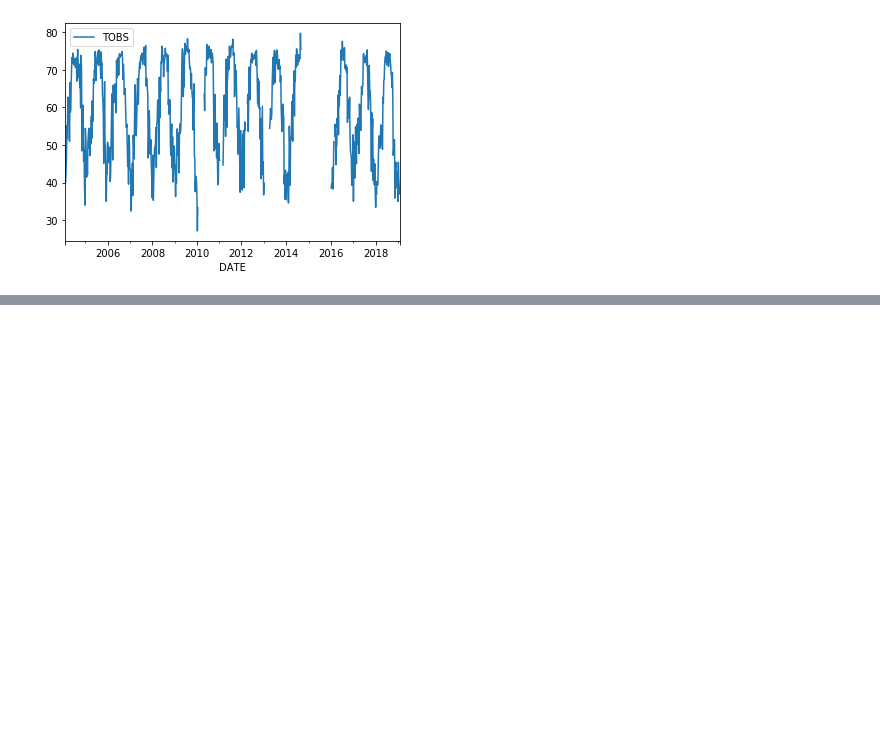
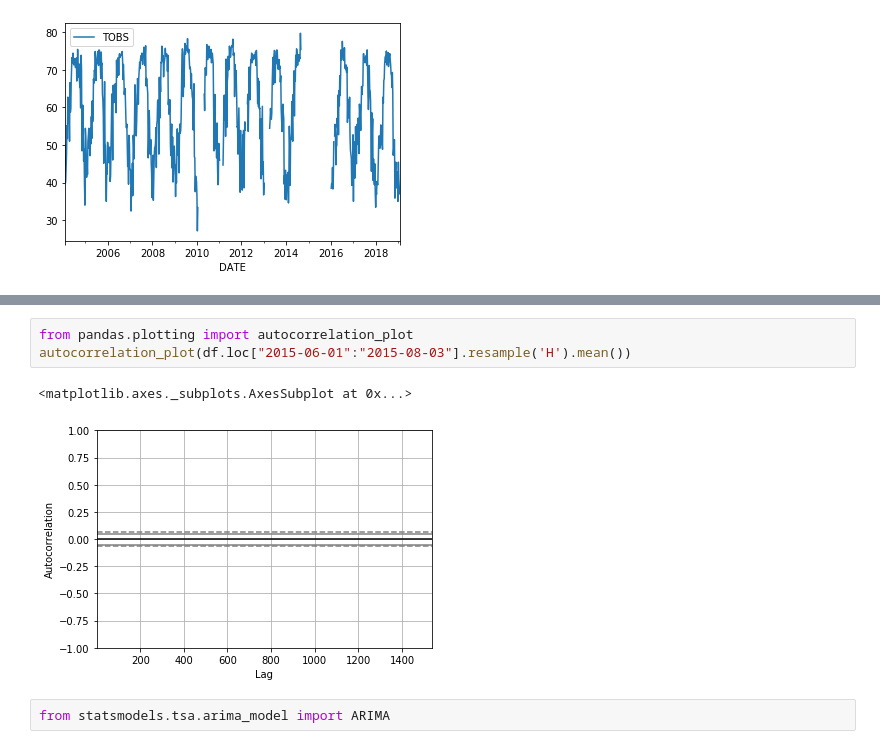
Before and after one commit to ravinder79/Climate-, a Jupyter notebook: climate_analysis.ipynb, the cells around one changed output, grey strips where cells are left out. Saved outputs shown, nothing was run; the diff lists cells and outputs as text; blank space fills up the shorter version.

```diff
--- a/climate_analysis.ipynb
+++ b/climate_analysis.ipynb
@@ -128,0 +208,8 @@ df1.resample('W').mean().plot()
+# %%
+from pandas.plotting import autocorrelation_plot
+autocorrelation_plot(df.loc["2015-06-01":"2015-08-03"].resample('H').mean())
+# %% [output]
+<matplotlib.axes._subplots.AxesSubplot at 0x...>
+[figure, added]
+# %%
+from statsmodels.tsa.arima_model import ARIMA
```
Also changed, not shown: parts of 23 cells of this notebook.
